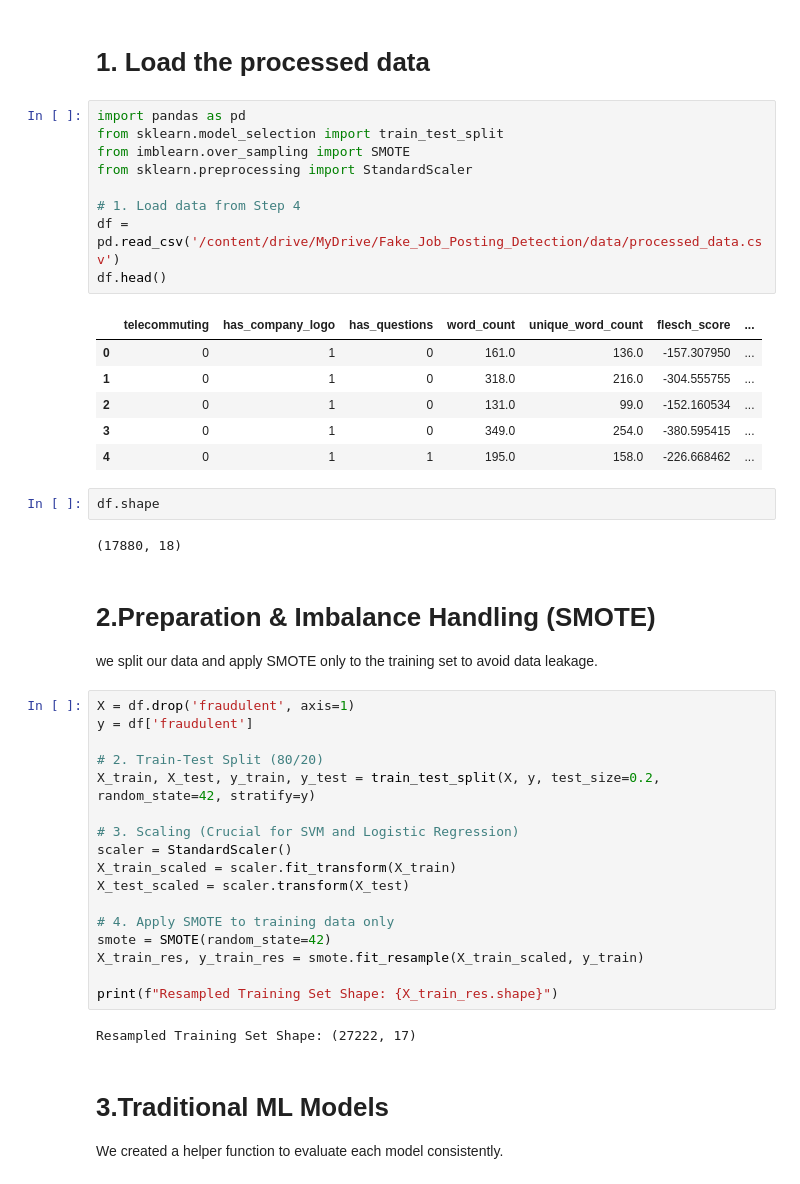
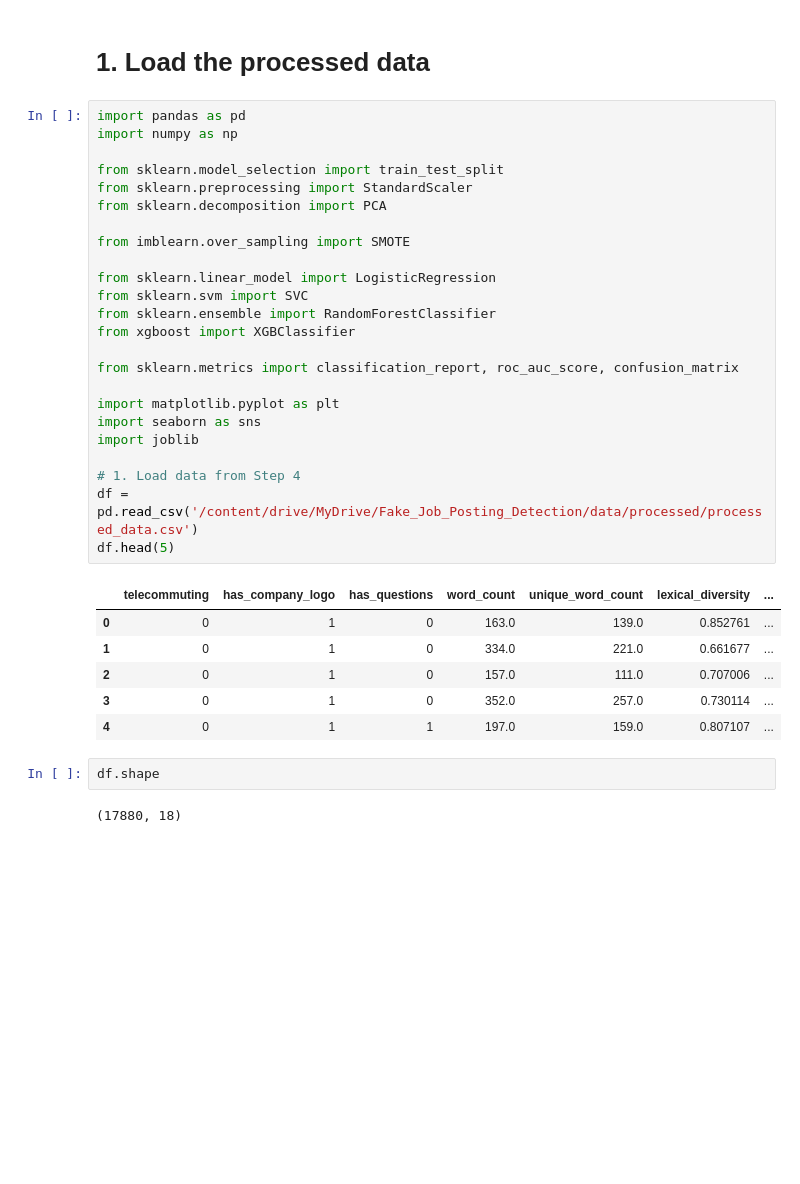
Before and after one commit to mriaz72/Fake_Job_Posting_Detection, a Jupyter notebook: notebooks/03_Model_Training_Evaluation.ipynb, the cells around one changed output. Saved outputs shown, nothing was run; the diff lists cells and outputs as text; blank space fills up the shorter version.

Commit message:
Modify Modeltraining and add pkl files.

```diff
--- a/notebooks/03_Model_Training_Evaluation.ipynb
+++ b/notebooks/03_Model_Training_Evaluation.ipynb
@@ -2,46 +2,36 @@
 # 1. Load the processed data
 # %%
 import pandas as pd
+import numpy as np
+
 from sklearn.model_selection import train_test_split
+from sklearn.preprocessing import StandardScaler
+from sklearn.decomposition import PCA
+
 from imblearn.over_sampling import SMOTE
-from sklearn.preprocessing import StandardScaler
+
+from sklearn.linear_model import LogisticRegression
+from sklearn.svm import SVC
+from sklearn.ensemble import RandomForestClassifier
+from xgboost import XGBClassifier
+
+from sklearn.metrics import classification_report, roc_auc_score, confusion_matrix
+
+import matplotlib.pyplot as plt
+import seaborn as sns
+import joblib
 
 # 1. Load data from Step 4
-df = pd.read_csv('/content/drive/MyDrive/Fake_Job_Posting_Detection/data/processed_data.csv')
-df.head()
+df = pd.read_csv('/content/drive/MyDrive/Fake_Job_Posting_Detection/data/processed/processed_data.csv')
+df.head(5)
 # %% [output]
-|  | telecommuting | has_company_logo | has_questions | word_count | unique_word_count | flesch_score | ... |
-| 0 | 0 | 1 | 0 | 161.0 | 136.0 | -157.307950 | ... |
-| 1 | 0 | 1 | 0 | 318.0 | 216.0 | -304.555755 | ... |
-| 2 | 0 | 1 | 0 | 131.0 | 99.0 | -152.160534 | ... |
-| 3 | 0 | 1 | 0 | 349.0 | 254.0 | -380.595415 | ... |
-| 4 | 0 | 1 | 1 | 195.0 | 158.0 | -226.668462 | ... |
+|  | telecommuting | has_company_logo | has_questions | word_count | unique_word_count | lexical_diversity | ... |
+| 0 | 0 | 1 | 0 | 163.0 | 139.0 | 0.852761 | ... |
+| 1 | 0 | 1 | 0 | 334.0 | 221.0 | 0.661677 | ... |
+| 2 | 0 | 1 | 0 | 157.0 | 111.0 | 0.707006 | ... |
+| 3 | 0 | 1 | 0 | 352.0 | 257.0 | 0.730114 | ... |
+| 4 | 0 | 1 | 1 | 197.0 | 159.0 | 0.807107 | ... |
 # %%
 df.shape
 # %% [output]
 (17880, 18)
-# %% [markdown]
-# 2.Preparation & Imbalance Handling (SMOTE)
- we split our data and apply SMOTE only to the training set to avoid data leakage.
-# %%
-X = df.drop('fraudulent', axis=1)
-y = df['fraudulent']
-
-# 2. Train-Test Split (80/20)
-X_train, X_test, y_train, y_test = train_test_split(X, y, test_size=0.2, random_state=42, stratify=y)
-
-# 3. Scaling (Crucial for SVM and Logistic Regression)
-scaler = StandardScaler()
-X_train_scaled = scaler.fit_transform(X_train)
-X_test_scaled = scaler.transform(X_test)
-
-# 4. Apply SMOTE to training data only
-smote = SMOTE(random_state=42)
-X_train_res, y_train_res = smote.fit_resample(X_train_scaled, y_train)
-
-print(f"Resampled Training Set Shape: {X_train_res.shape}")
-# %% [output]
-Resampled Training Set Shape: (27222, 17)
-# %% [markdown]
-# 3.Traditional ML Models
-We created a helper function to evaluate each model consistently.
```
Also changed, not shown: parts of 46 cells of this notebook, 7 other files.
